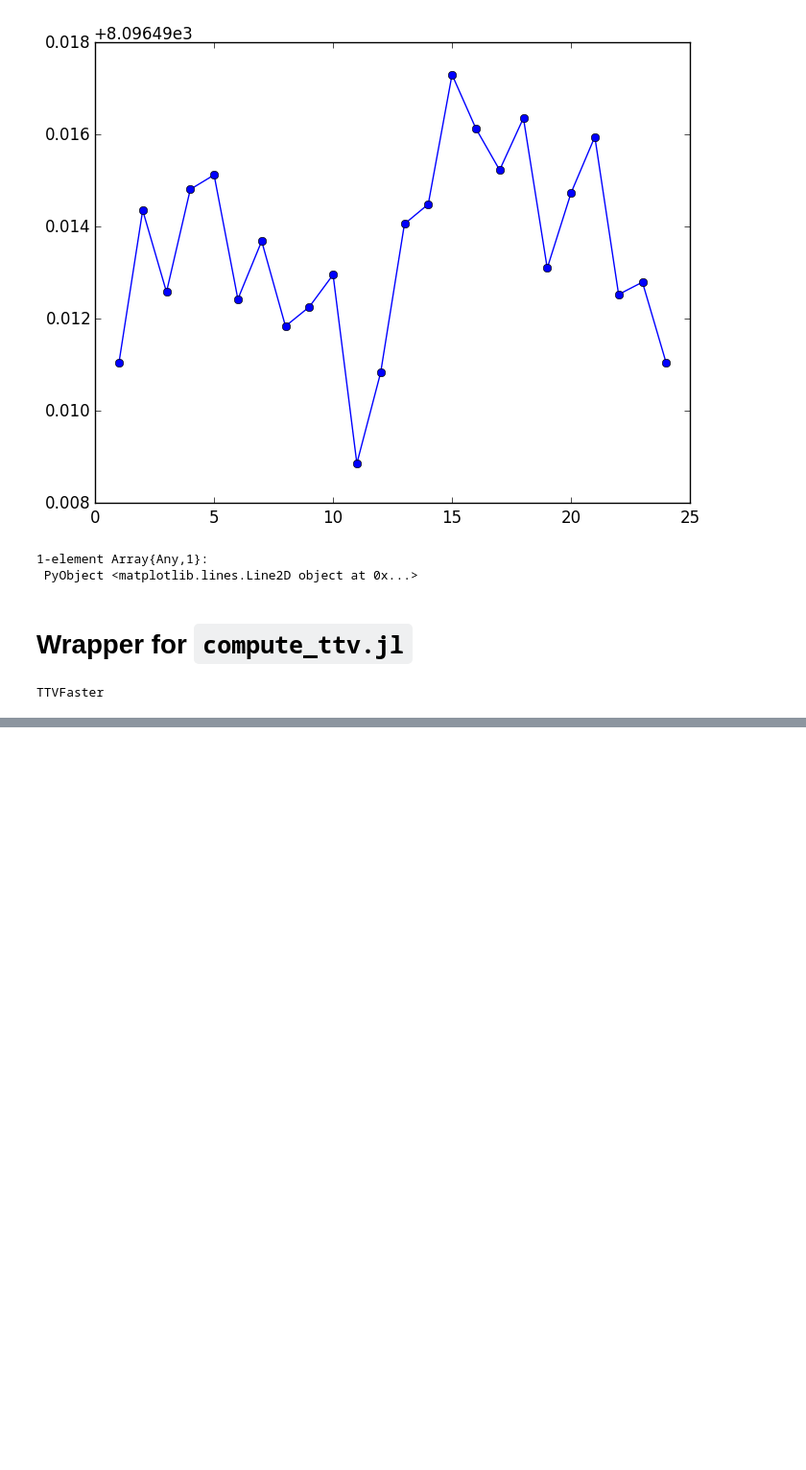
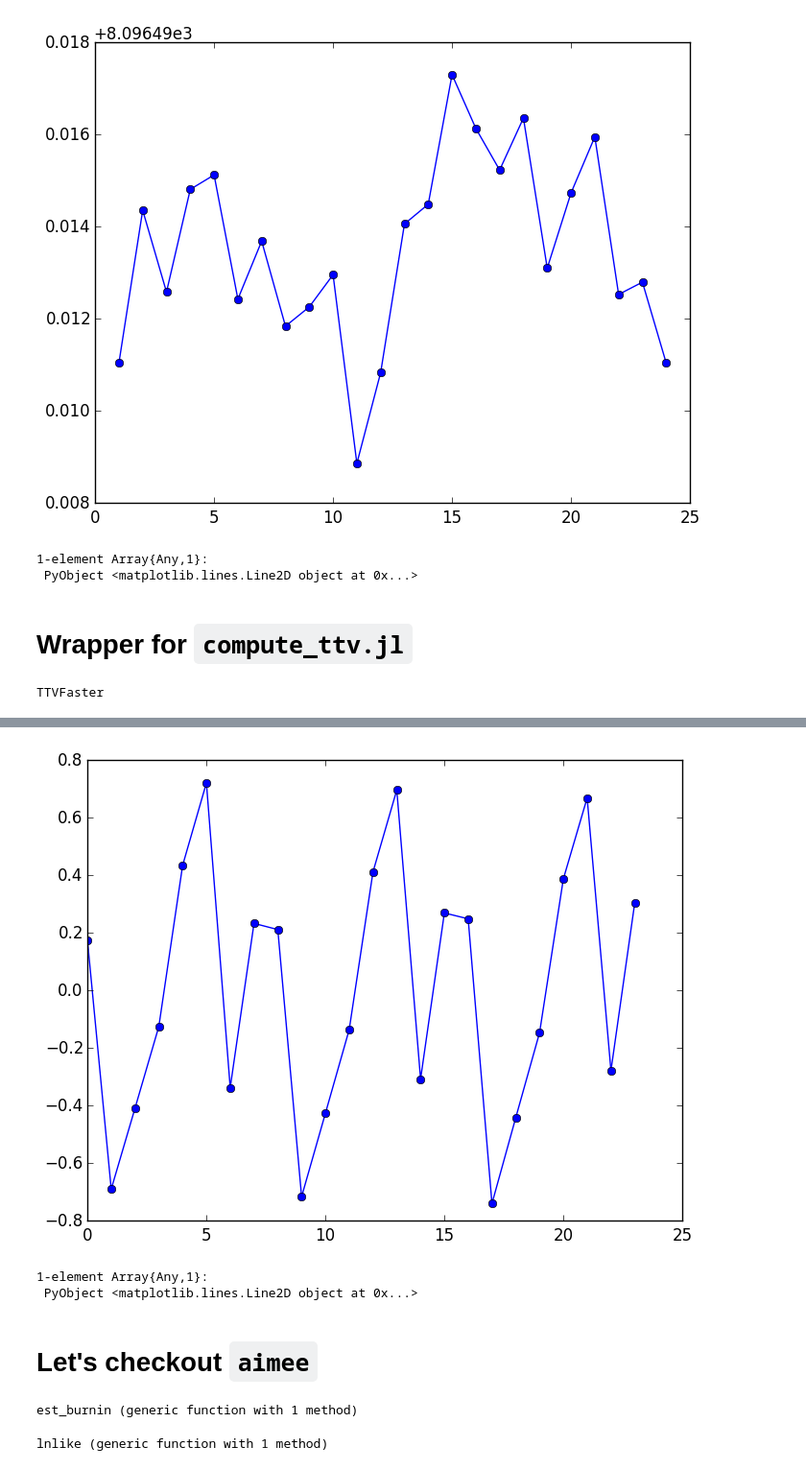
Before and after one commit to jlustigy/ExoJulia, a Jupyter notebook: Homework/hw4/Jake_Dave/hw4_dev.ipynb, the cells around one changed output, grey strips where cells are left out. Shown at 96% size. Cells and saved outputs as stored; diff of their text form; code cells hidden in the pictures; blank space fills up the shorter version.

Commit message:
Engaged aimee for ttv fitting

```diff
--- a/Homework/hw4/Jake_Dave/hw4_dev.ipynb
+++ b/Homework/hw4/Jake_Dave/hw4_dev.ipynb
@@ -158,0 +134,53 @@ plot(dt2)
+# %%
+plot(ttv2, "o-")
+# %% [output]
+[figure, added]
+1-element Array{Any,1}:
+ PyObject <matplotlib.lines.Line2D object at 0x...>
+# %% [markdown]
+# Let's checkout `aimee`
+# %%
+include("aimee.jl")
+# %% [output]
+est_burnin (generic function with 1 method)
+# %%
+function lnlike(data::Array{Float64,2},model::Function,params::Vector)
+    # params = [MpMs1,P1,t01,esw1,ecw1,MpMs2,P2,t02,esw2,ecw2];
+
+    # Zero masks
+    mask1 = data[:,1] .> 0.0
+    mask2 = data[:,2] .> 0.0
+
+    # Extract arrays from data matrix
+    time1 = data[mask1,1]
+    time2 = data[mask2,2]
+
+    # --- Hard-Bounds ---
+    # Masses > 0
+    if (params[1] < 0.0) || (params[6] < 0.0)
+        return Inf
+    end
+    # Periods > 0
+    if (params[2] < 0.0) || (params[7] < 0.0)
+        return Inf
+    end
+    # -1 < esin(w) & ecos(w) < 1
+    if (params[4] < -1.0) || (params[4] > 1.0) || (params[5] < -1.0) || (params[5] > 1.0)
+        return Inf
+    end
+    if (params[9] < -1.0) || (params[9] > 1.0) || (params[10] < -1.0) || (params[10] > 1.0)
+        return Inf
+    end
+
+    # Call model
+    ttv1, ttv2 = model(time1, time2, params);
+
+    # Compute sum-square-diffs
+    res = 0
+    res += sum((time1 .- ttv1).^2)
+    res += sum((time2 .- ttv2).^2)
+
+    return res
+end
+# %% [output]
+lnlike (generic function with 1 method)
```
Also changed, not shown: parts of 20 cells of this notebook.
